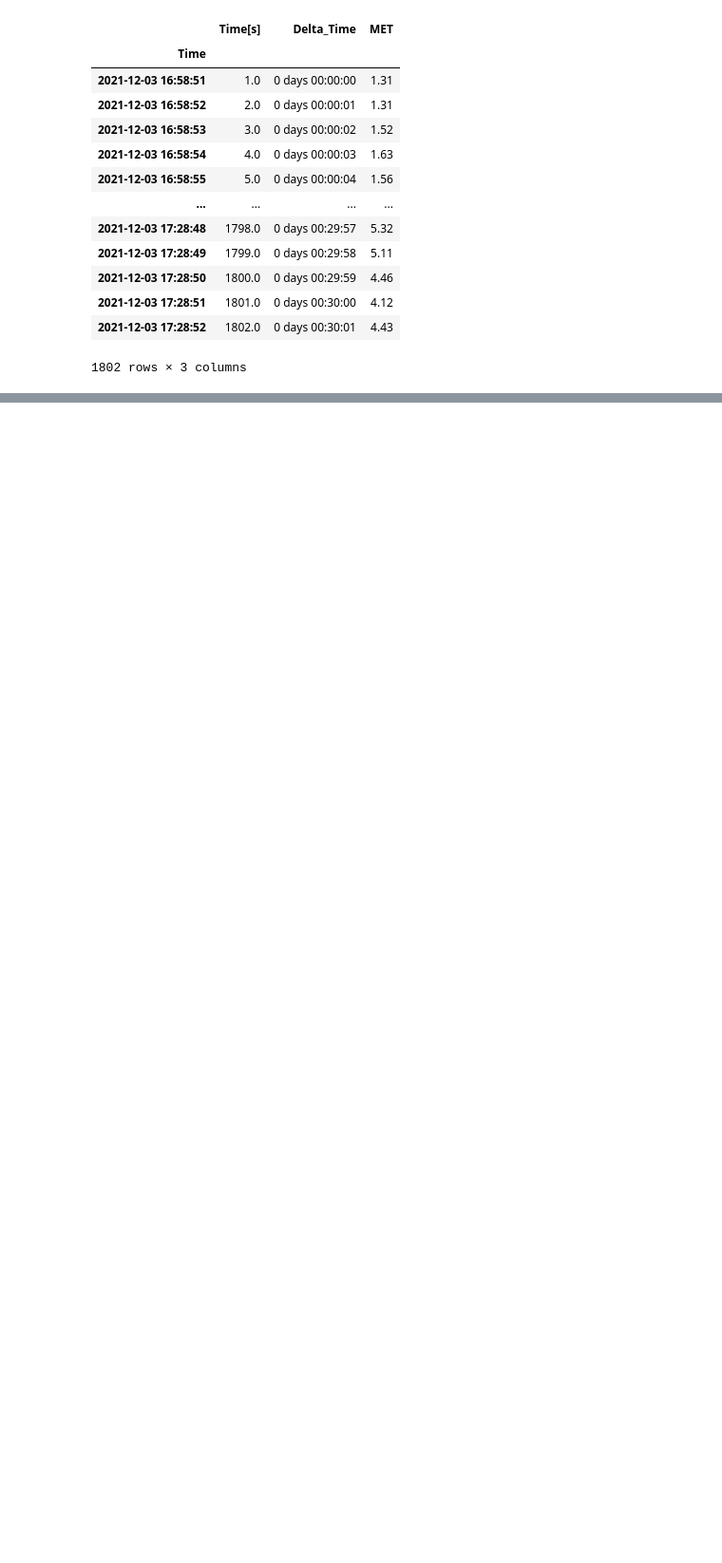
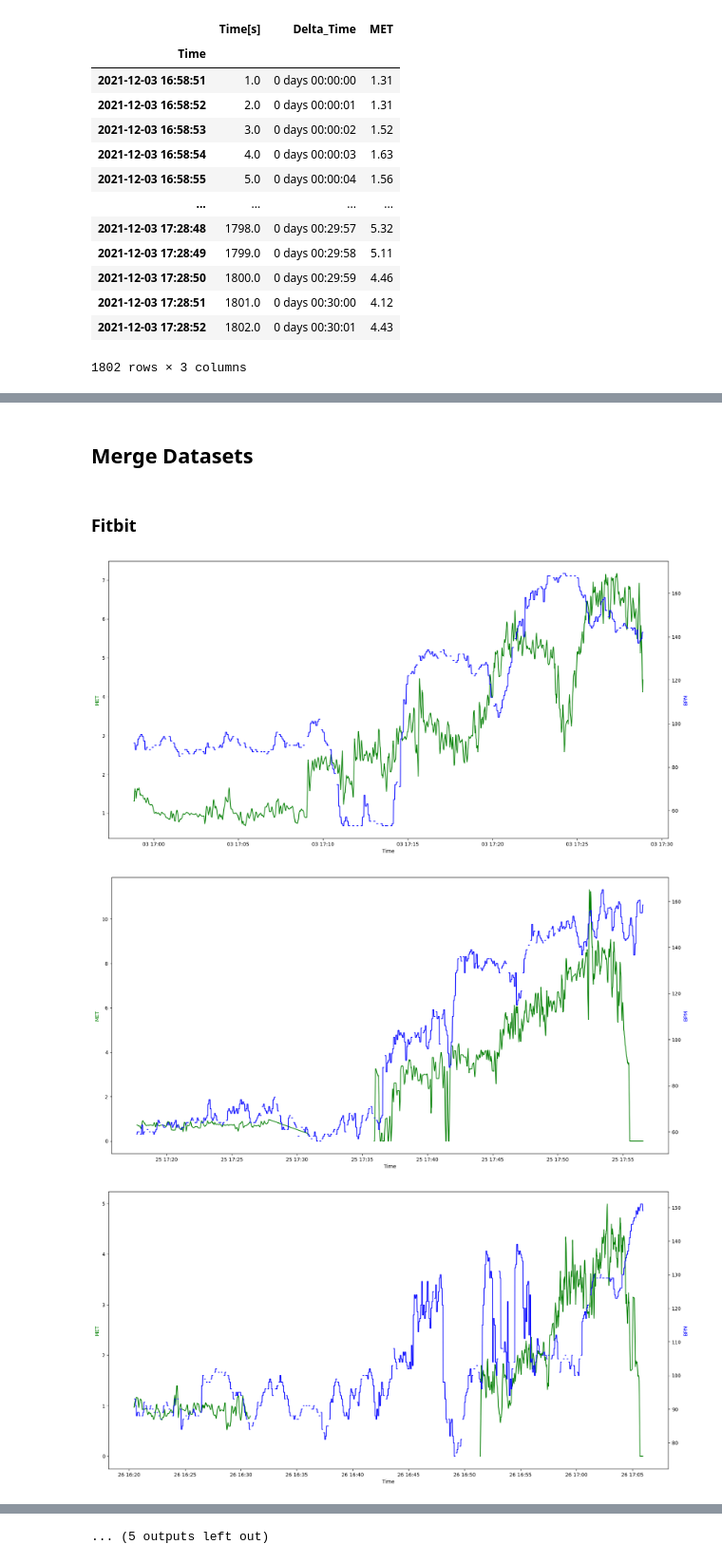
Before and after one commit to ConnorReed246/DataMiningProject, a Jupyter notebook: scripts/1_Preprocessing/Merge_Sensors.ipynb, the cells around one changed output, grey strips where cells are left out. Shown at 95% size. Cells and saved outputs as stored; diff of their text form; code cells hidden in the pictures; blank space fills up the shorter version.

Commit message:
merged Fitbit data

```diff
--- a/scripts/1_Preprocessing/Merge_Sensors.ipynb
+++ b/scripts/1_Preprocessing/Merge_Sensors.ipynb
@@ -33,0 +38,22 @@ MET_all_list[0]
+# %%
+fitbit_path = "Fitbit_data/average_data_5S_new/average_data_5S_new"
+fitbit_df_list = []
+for df in os.listdir(fitbit_path):
+    temp_df = pd.read_csv(f"{fitbit_path}/{df}")
+    #convert index to datetime
+    temp_df = temp_df.rename(columns={"Unnamed: 0": "Time"})
+    temp_df["Time"] = pd.to_datetime(temp_df["Time"])
+
+    temp_df = temp_df.set_index("Time")
+    #upsample to 1 second without filling
+    temp_df = temp_df.resample("1S").asfreq().copy()
+
+    #fill next 4 values with the previous value
+    temp_df = temp_df.ffill(limit=4)
+    temp_df = temp_df[temp_df['value__bpm'].notna()]
+
+
+    fitbit_df_list.append(temp_df)
+
+fitbit_df_all = pd.concat(fitbit_df_list, axis=0)
+fitbit_df_all
@@ -33,0 +75,27 @@ MET_all_list[0]
+# %% [markdown]
+## Merge Datasets
+# %% [markdown]
+### Fitbit
+# %%
+fitbit_merged_df_list = []
+for met_df in MET_all_list:
+    #left join on met_df
+    temp_df = met_df.merge(fitbit_df_all, how="left", left_index=True, right_index=True)
+    fitbit_merged_df_list.append(temp_df)
+# %%
+#add second y axis on right side for value_bpm
+for df in fitbit_merged_df_list:
+    fig, ax1 = plt.subplots(figsize=(20, 10))
+    ax2 = ax1.twinx()
+    ax1.plot(df.index, df["MET"], 'g-')
+    ax2.plot(df.index, df["value__bpm"], 'b-')
+    ax1.set_xlabel('Time')
+    ax1.set_ylabel('MET', color='g')
+    ax2.set_ylabel('BPM', color='b')
+    plt.show()
+    # break
+# fitbit_merged_df_list[0].plot(y=["MET","value__bpm"], figsize=(20, 10))
+# %% [output]
+[figure, added]
+[figure, added]
+[figure, added]
@@ -33,0 +111 @@ MET_all_list[0]
+... (5 outputs left out)
```
Also changed, not shown: parts of 6 cells of this notebook.
